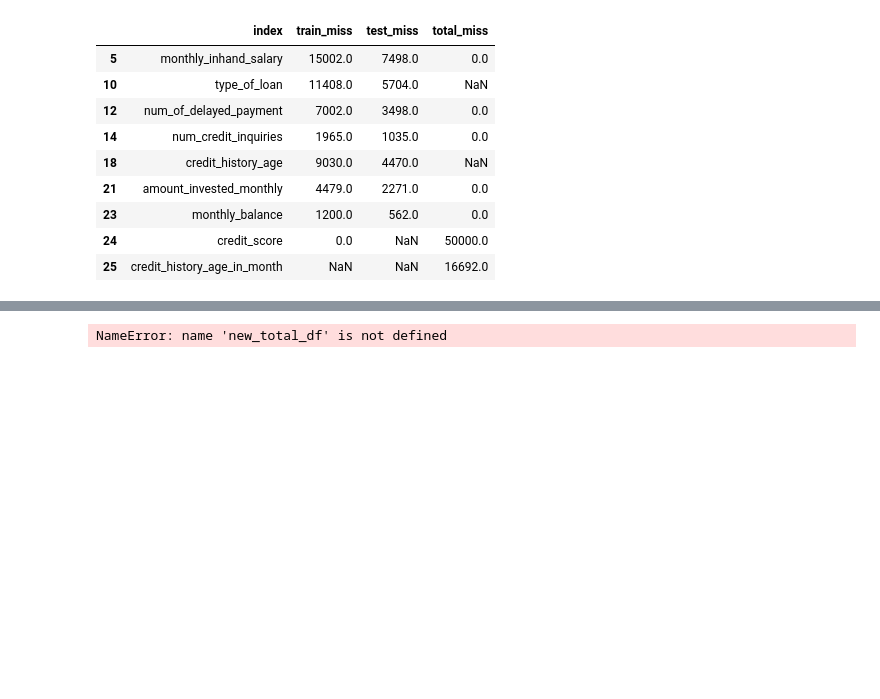
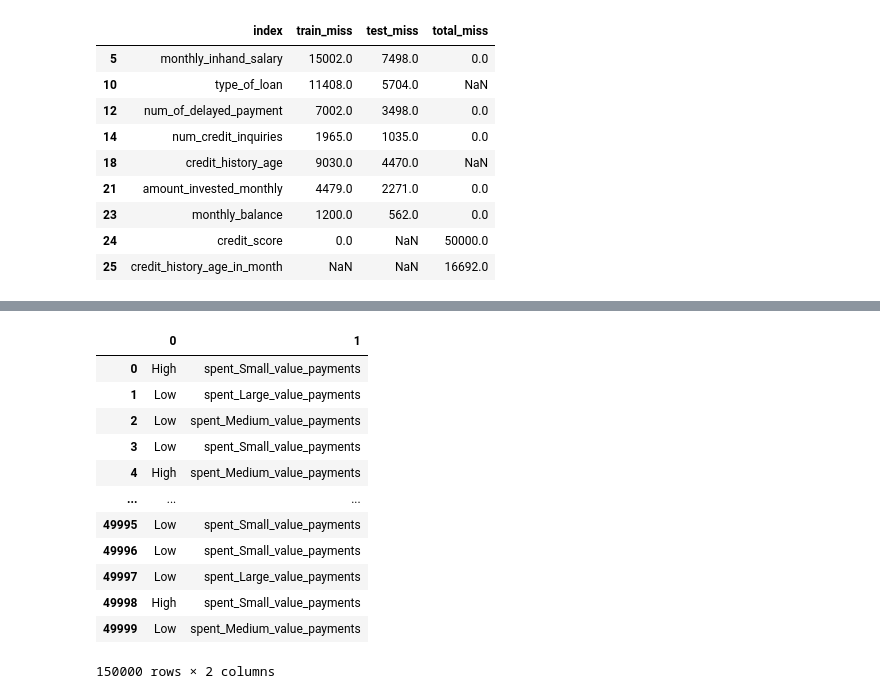
Before and after one commit to caozeze/AML_Finance, a Jupyter notebook: eda.ipynb, the cells around one changed output, grey strips where cells are left out. Drawn from its saved outputs; the diff is of its cells as text; code cells hidden in the pictures; blank space fills up the shorter version.

```diff
--- a/eda.ipynb
+++ b/eda.ipynb
@@ -608,5 +588,17 @@ NameError: name 'new_total_df' is not defined
-# %%
-new_total_df['occupation'].value_counts(normalize=True)
-# %% [output]
-NameError: name 'new_total_df' is not defined
+# %%
+new_total_df['payment_behaviour'].str.split('_', n=1, expand=True)
+# %% [output]
+|  | 0 | 1 |
+| 0 | High | spent_Small_value_payments |
+| 1 | Low | spent_Large_value_payments |
+| 2 | Low | spent_Medium_value_payments |
+| 3 | Low | spent_Small_value_payments |
+| 4 | High | spent_Medium_value_payments |
+| ... | ... | ... |
+| 49995 | Low | spent_Small_value_payments |
+| 49996 | Low | spent_Small_value_payments |
+| 49997 | Low | spent_Large_value_payments |
+| 49998 | High | spent_Small_value_payments |
+| 49999 | Low | spent_Medium_value_payments |
+150000 rows × 2 columns
 # %%
```
Also changed, not shown: parts of 14 cells of this notebook, 2 other files.
